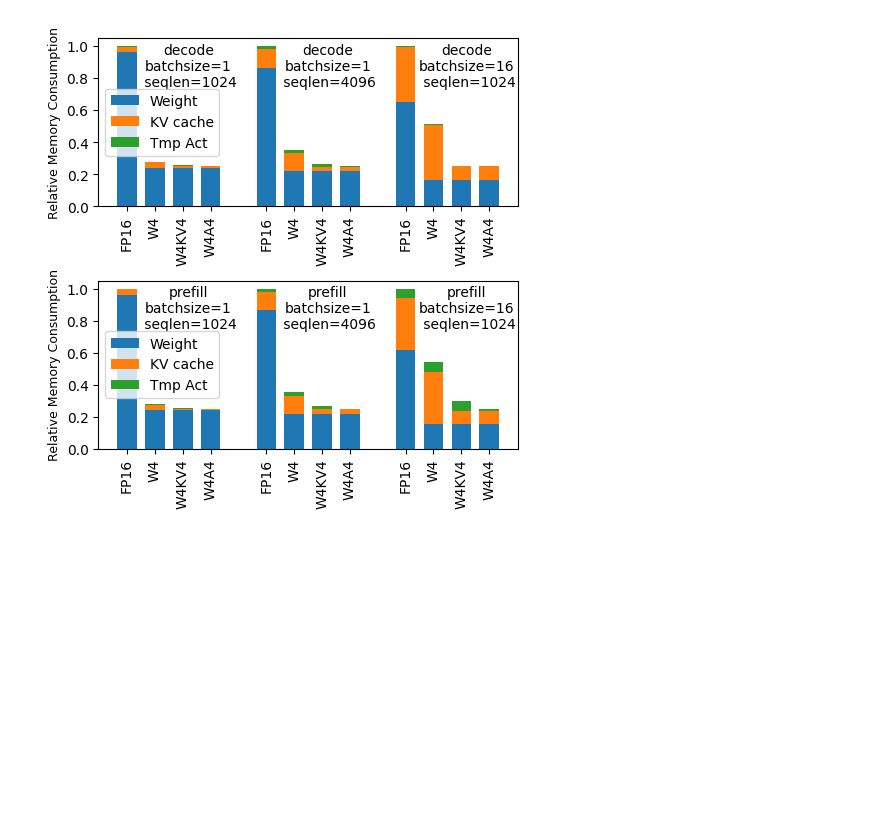
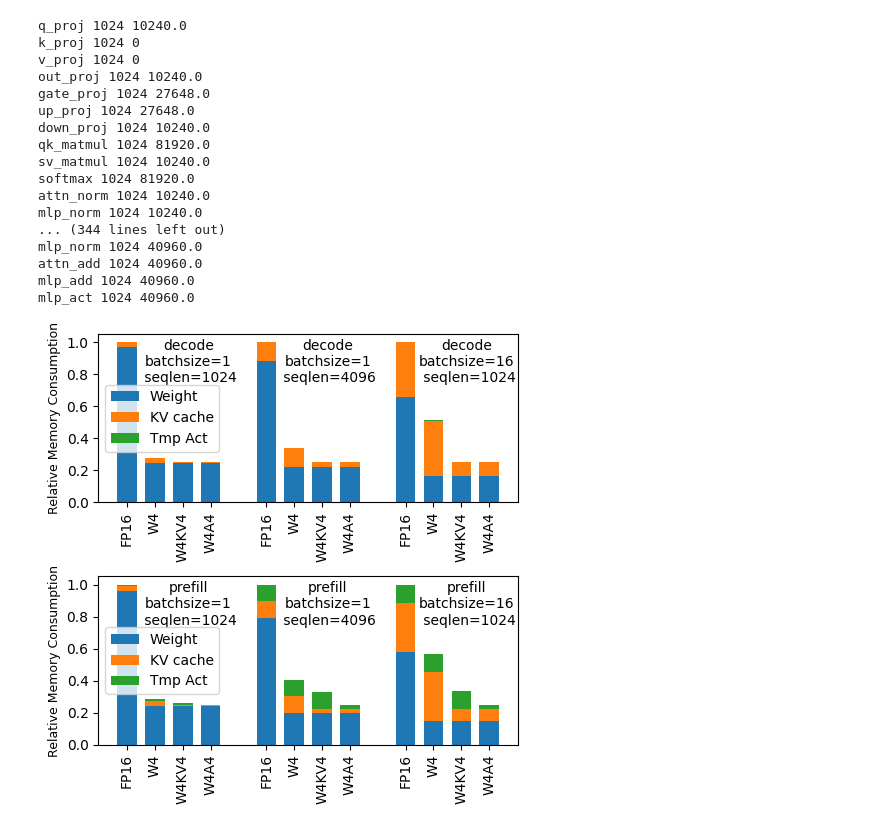
Before and after one commit to hahnyuan/LLM-Viewer, a Jupyter notebook: examples/plot_memory.ipynb, the cells around one changed output. Drawn from its saved outputs; the diff is of its cells as text; code cells hidden in the pictures; blank space fills up the shorter version.

Commit message:
fix bug in examples/plot_memory.ipynb

```diff
--- a/examples/plot_memory.ipynb
+++ b/examples/plot_memory.ipynb
@@ -31,32 +32,49 @@ for step in ['decode','prefill']:
     for batchsize,seqlen in [(1,1024),(1,4096),(16,1024)]:
         FP16_sum=0
         annotation_xs.append(x_st)
         annotation_texts.append(f"{step}\nbatchsize={batchsize}\n seqlen={seqlen}")
         for w,a,kv,quantization in [(16,16,16,"FP16"),(4,16,16,"W4"),(4,16,4,"W4KV4"),(4,4,4,"W4A4")]:
             # print(f"batchsize={batchsize}, seqlen={seqlen}, w={w}, a={a}, kv={kv}")
-            result=analyzer.analyze(batchsize,seqlen,w,a,kv)
+            result=analyzer.analyze(seqlen,batchsize,w,a,kv)
             weights.append(result["total_results"][step]["memory_consumption_weight"])
             kvs.append(result["total_results"][step]["memory_consumption_kv_cache"])
             tmp_acts.append(result["total_results"][step]["memory_consumption_tmp_act"])
             xs.append(x_st)
             x_st+=1
             categories.append(f"{quantization}")
             if quantization=="FP16":
                 FP16_sum=weights[-1]+kvs[-1]+tmp_acts[-1]
             weights[-1]/=FP16_sum
             kvs[-1]/=FP16_sum
             tmp_acts[-1]/=FP16_sum
         x_st+=1
     plt.bar(xs, weights, bar_width, label='Weight')
     plt.bar(xs, kvs, bar_width, bottom=weights, label='KV cache')
     plt.bar(xs, tmp_acts, bar_width, bottom=np.array(kvs) + np.array(weights), label='Tmp Act')
 
     for ann_x,ann_text in zip(annotation_xs,annotation_texts):
         plt.annotate(ann_text, (ann_x+2.2, 0.75), ha='center')
     plt.ylabel('Relative Memory Consumption', fontsize=9)
     plt.xticks(xs, categories, rotation=90)
     plt.legend()
     plt.tight_layout()
 plt.savefig("../output/quantization_memory_consumption.pdf",bbox_inches='tight')
 # %% [output]
+q_proj 1024 10240.0
+k_proj 1024 0
+v_proj 1024 0
+out_proj 1024 10240.0
+gate_proj 1024 27648.0
+up_proj 1024 27648.0
+down_proj 1024 10240.0
+qk_matmul 1024 81920.0
+sv_matmul 1024 10240.0
+softmax 1024 81920.0
+attn_norm 1024 10240.0
+mlp_norm 1024 10240.0
+... (344 lines left out)
+mlp_norm 1024 40960.0
+attn_add 1024 40960.0
+mlp_add 1024 40960.0
+mlp_act 1024 40960.0
-[figure, old version]
+[figure, new version]
```
Also changed, not shown: parts of 1 cell of this notebook, 1 other file.
